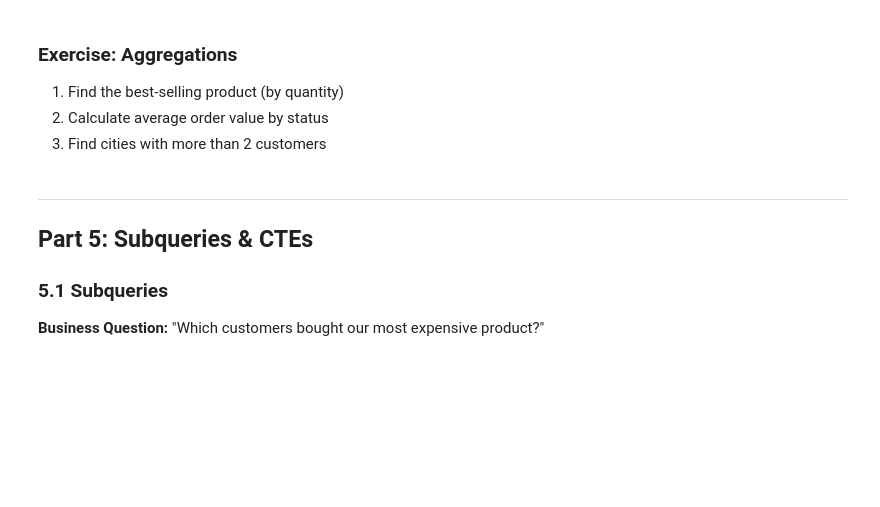
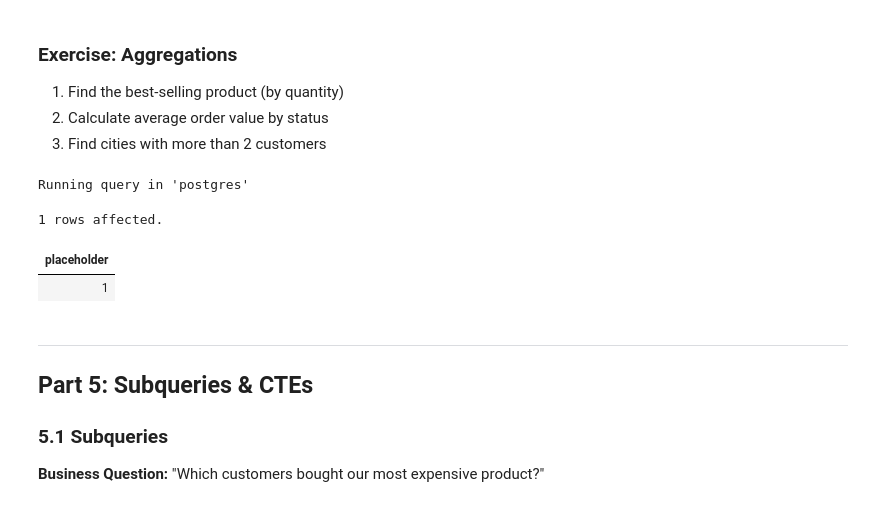
Before and after one commit to oriolrius/rds-pg, a Jupyter notebook: sql_advanced_practice.ipynb, the cells around one changed output. Cells and saved outputs as stored; diff of their text form; code cells hidden in the pictures; blank space fills up the shorter version.

```diff
--- a/sql_advanced_practice.ipynb
+++ b/sql_advanced_practice.ipynb
@@ -332,7 +460,13 @@ ORDER BY total_spent DESC;
 3. Find cities with more than 2 customers
 # %%
 %%sql
--- Your solution here
+-- Your solution here (remove the placeholder line below)
+SELECT 1 AS placeholder;
+# %% [output]
+Running query in 'postgres'
+1 rows affected.
+| placeholder |
+| 1 |
 # %% [markdown]
 ---
 
```
Also changed, not shown: parts of 41 cells of this notebook, 1 other file.
